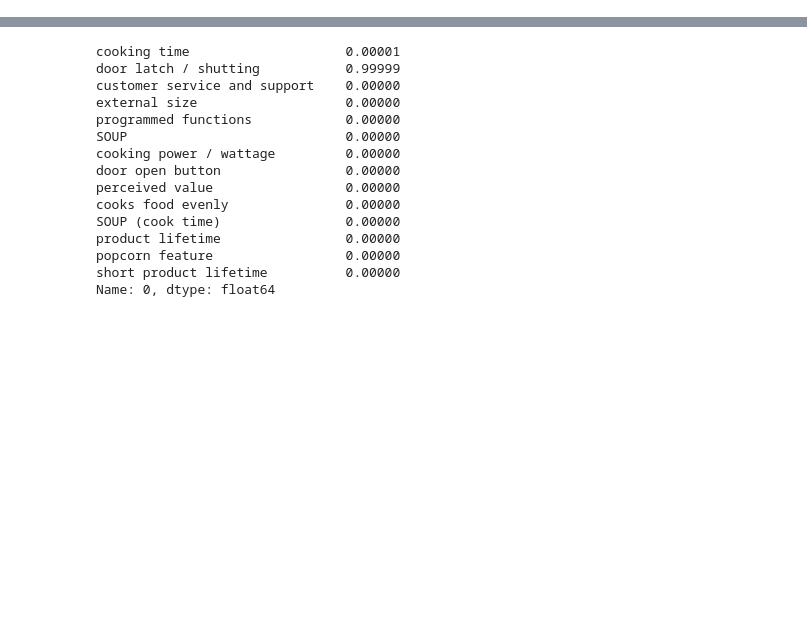
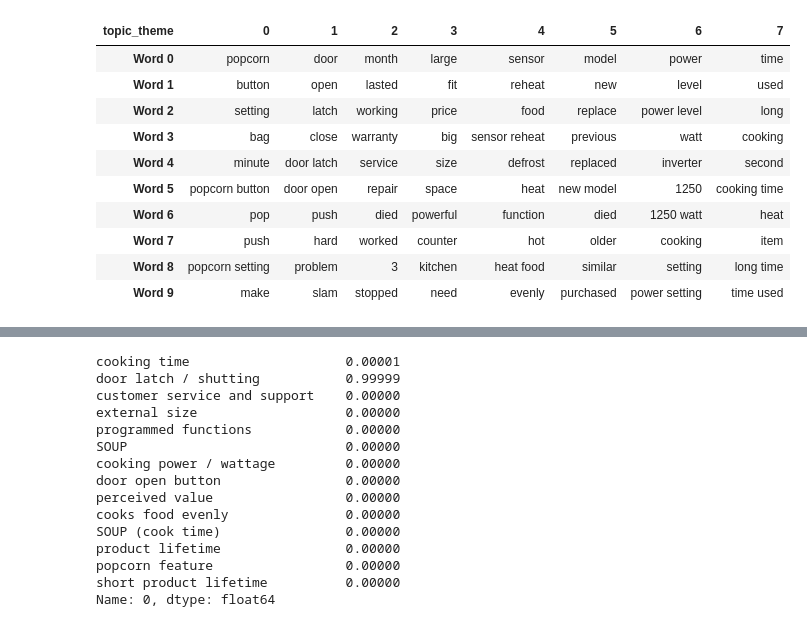
Before and after one commit to GrilledJeez/amazon_product_feature_analysis, a Jupyter notebook: modeling.ipynb, the cells around one changed output, grey strips where cells are left out. Saved outputs shown, nothing was run; the diff lists cells and outputs as text; code cells hidden in the pictures; blank space fills up the shorter version.

```diff
--- a/modeling.ipynb
+++ b/modeling.ipynb
@@ -181,13 +60,13 @@ nmf, W, H, = make_nmf(13, .1, X)
 # %%
-def topic_keywords(vectorizer=vectorizer, lda_model=nmf, n_words=20):
+def topic_keywords(vectorizer=vectorizer, lda_model=nmf, n_words=10):
     keywords = np.array(vectorizer.get_feature_names())
     topic_keywords = []
     for topic_weights in lda_model.components_:
         top_keyword_locs = (-topic_weights).argsort()[:n_words]
         topic_keywords.append(keywords.take(top_keyword_locs))
     return topic_keywords
-# %%
-topic_keywords = topic_keywords(vectorizer=vectorizer, lda_model=nmf, n_words=10)
+# %%
+topic_keywords = topic_keywords()
 # %%
 topic_keywords
 # %% [output]
@@ -211,5 +89,5 @@ topic_keywords
 # %%
-def topic_featuring(n_components=17, n_words=10):
+def topic_featuring(n_components=10, n_words=10):
 
     nmf, W, H = make_nmf(n_components, .1, X)
 
@@ -240 +104,15 @@ topic_featuring(12, 10)
+# %%
+topic_featuring(8)
+# %% [output]
+| topic_theme | 0 | 1 | 2 | 3 | 4 | 5 | 6 | 7 |
+| Word 0 | popcorn | door | month | large | sensor | model | power | time |
+| Word 1 | button | open | lasted | fit | reheat | new | level | used |
+| Word 2 | setting | latch | working | price | food | replace | power level | long |
+| Word 3 | bag | close | warranty | big | sensor reheat | previous | watt | cooking |
+| Word 4 | minute | door latch | service | size | defrost | replaced | inverter | second |
+| Word 5 | popcorn button | door open | repair | space | heat | new model | 1250 | cooking time |
+| Word 6 | pop | push | died | powerful | function | died | 1250 watt | heat |
+| Word 7 | push | hard | worked | counter | hot | older | cooking | item |
+| Word 8 | popcorn setting | problem | 3 | kitchen | heat food | similar | setting | long time |
+| Word 9 | make | slam | stopped | need | evenly | purchased | power setting | time used |
 # %%
```
Also changed, not shown: parts of 21 cells of this notebook, 2 other files.
